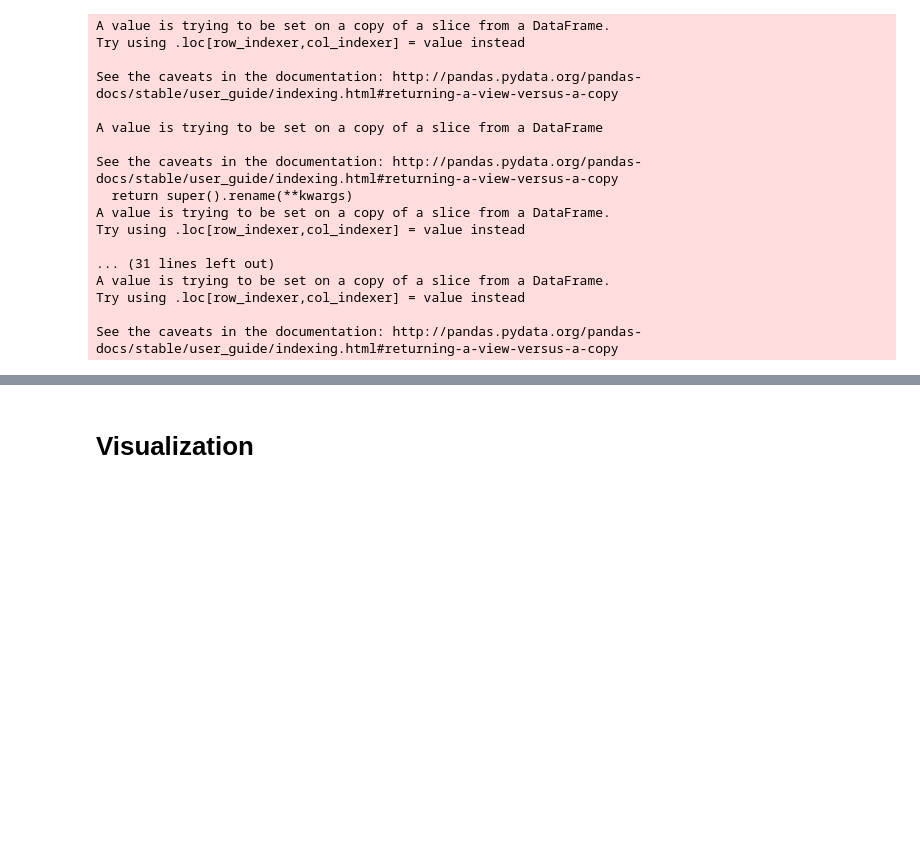
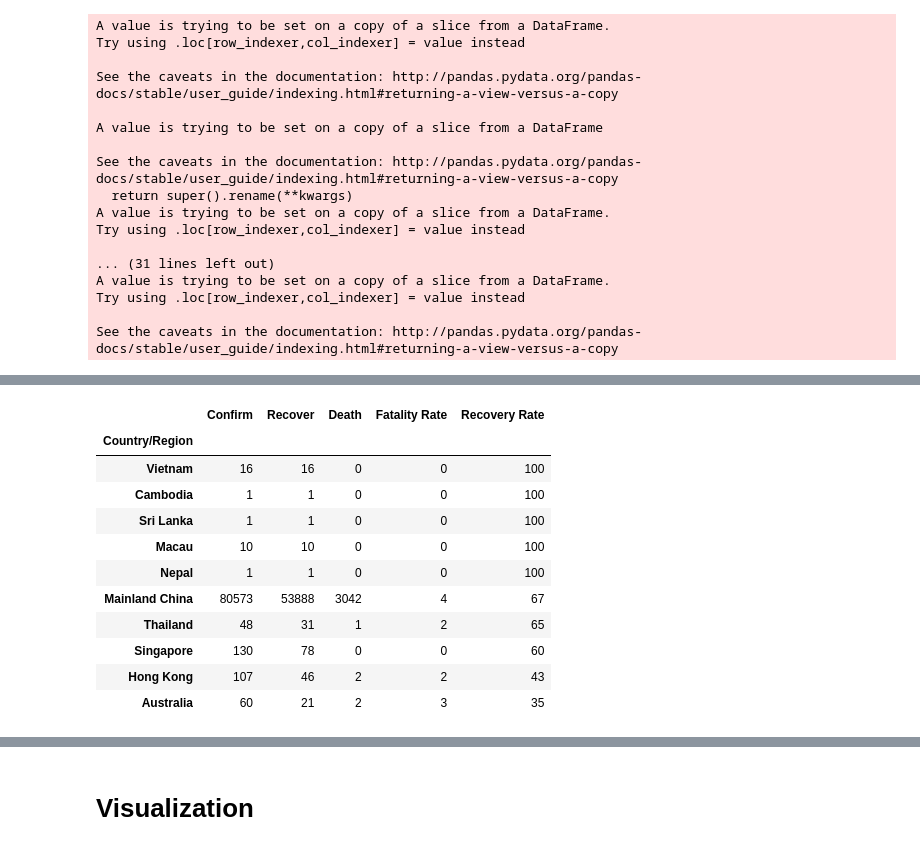
Before and after one commit to anjanatiha/COVID-19, a Jupyter notebook: Code and Analysis/corona-virus-exploratory-analysis-and-modeling.ipynb, the cells around one changed output, grey strips where cells are left out. Cells and saved outputs as stored; diff of their text form; code cells hidden in the pictures; blank space fills up the shorter version.

```diff
--- a/Code and Analysis/corona-virus-exploratory-analysis-and-modeling.ipynb
+++ b/Code and Analysis/corona-virus-exploratory-analysis-and-modeling.ipynb
@@ -249,0 +313,15 @@ display(HTML(result_cont.to_html()))
+# %%
+display(HTML(result_country.sort_values(by="Recovery Rate", ascending=False)[:10].to_html()))
+# %% [output]
+|  | Confirm | Recover | Death | Fatality Rate | Recovery Rate |
+| Country/Region |  |  |  |  |  |
+| Vietnam | 16 | 16 | 0 | 0 | 100 |
+| Cambodia | 1 | 1 | 0 | 0 | 100 |
+| Sri Lanka | 1 | 1 | 0 | 0 | 100 |
+| Macau | 10 | 10 | 0 | 0 | 100 |
+| Nepal | 1 | 1 | 0 | 0 | 100 |
+| Mainland China | 80573 | 53888 | 3042 | 4 | 67 |
+| Thailand | 48 | 31 | 1 | 2 | 65 |
+| Singapore | 130 | 78 | 0 | 0 | 60 |
+| Hong Kong | 107 | 46 | 2 | 2 | 43 |
+| Australia | 60 | 21 | 2 | 3 | 35 |
```
Also changed, not shown: parts of 15 cells of this notebook.
